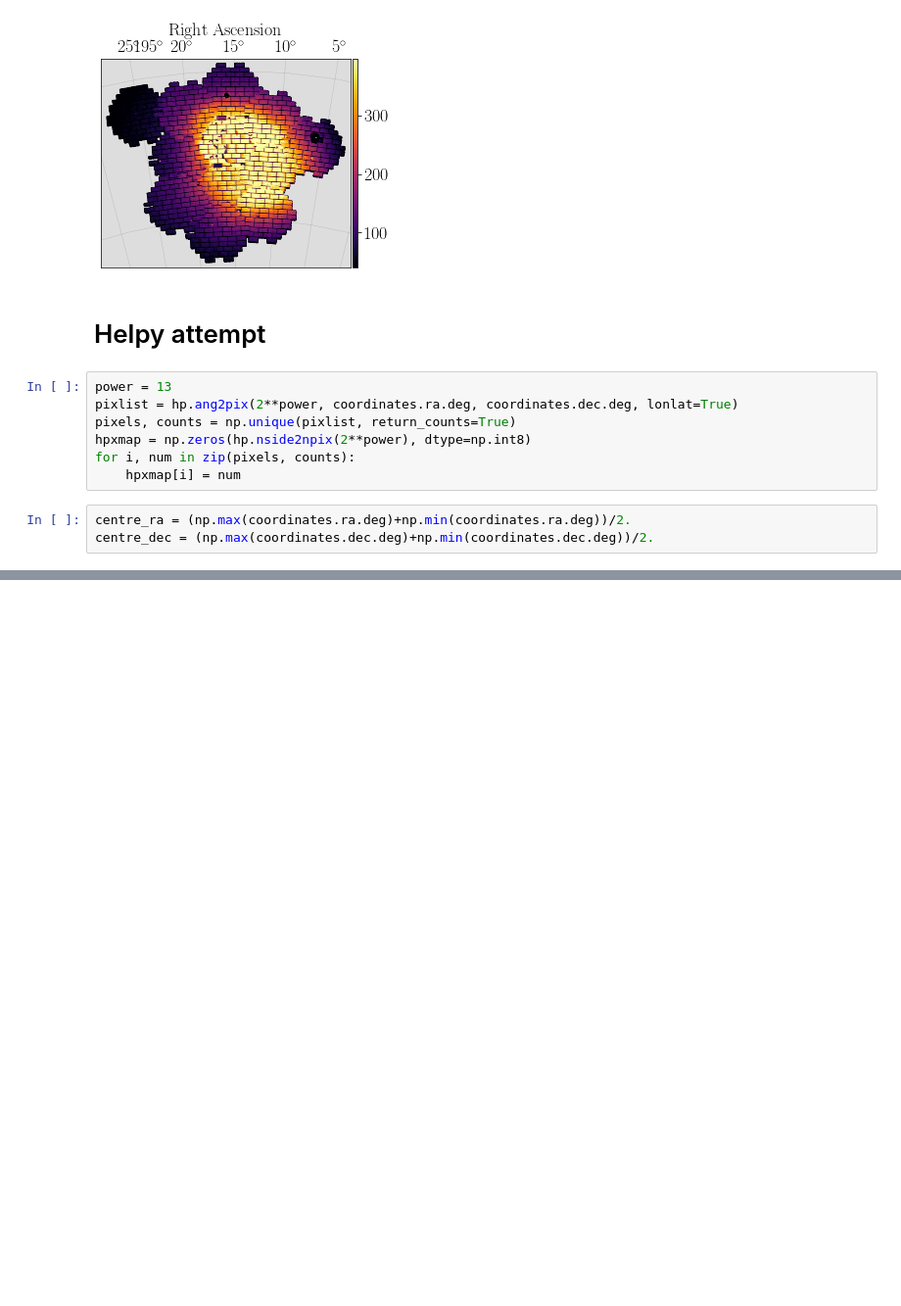
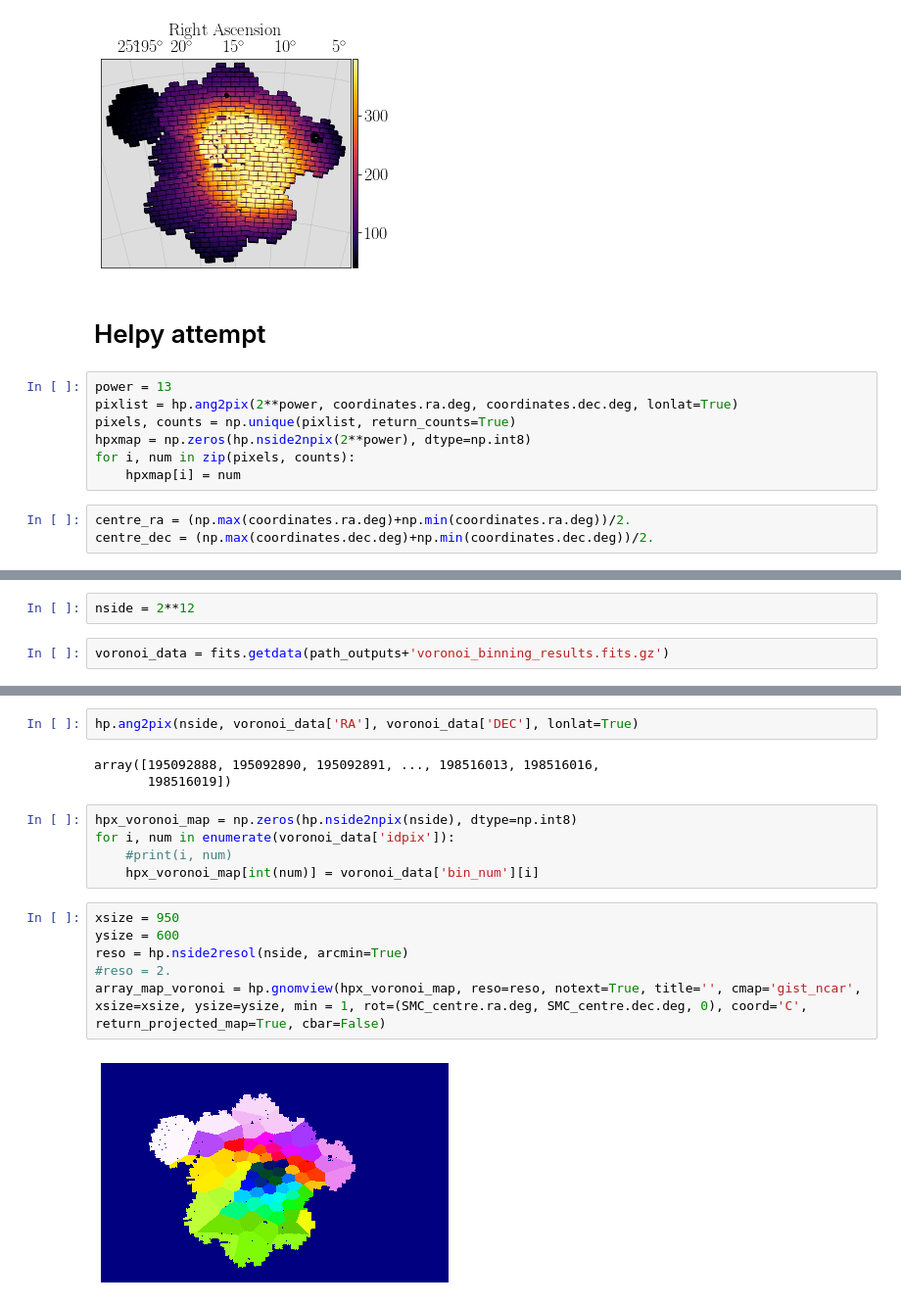
Before and after one commit to pmassana/sfh_codes, a Jupyter notebook: Exploration_Notebook.ipynb, the cells around one changed output, grey strips where cells are left out. Shown at 98% size. Saved outputs shown, nothing was run; the diff lists cells and outputs as text; blank space fills up the shorter version.

```diff
--- a/Exploration_Notebook.ipynb
+++ b/Exploration_Notebook.ipynb
@@ -174,0 +183,4 @@ print(SMC_centre.ra.deg, SMC_centre.dec.deg)
+# %%
+nside = 2**12
+# %%
+voronoi_data = fits.getdata(path_outputs+'voronoi_binning_results.fits.gz')
@@ -174,0 +197,18 @@ print(SMC_centre.ra.deg, SMC_centre.dec.deg)
+# %%
+hp.ang2pix(nside, voronoi_data['RA'], voronoi_data['DEC'], lonlat=True)
+# %% [output]
+array([195092888, 195092890, 195092891, ..., 198516013, 198516016,
+       198516019])
+# %%
+hpx_voronoi_map = np.zeros(hp.nside2npix(nside), dtype=np.int8)
+for i, num in enumerate(voronoi_data['idpix']):
+    #print(i, num)
+    hpx_voronoi_map[int(num)] = voronoi_data['bin_num'][i]
+# %%
+xsize = 950
+ysize = 600
+reso = hp.nside2resol(nside, arcmin=True)
+#reso = 2.
+array_map_voronoi = hp.gnomview(hpx_voronoi_map, reso=reso, notext=True, title='', cmap='gist_ncar', xsize=xsize, ysize=ysize, min = 1, rot=(SMC_centre.ra.deg, SMC_centre.dec.deg, 0), coord='C', return_projected_map=True, cbar=False)
+# %% [output]
+[figure, added]
```
Also changed, not shown: parts of 12 cells of this notebook.
